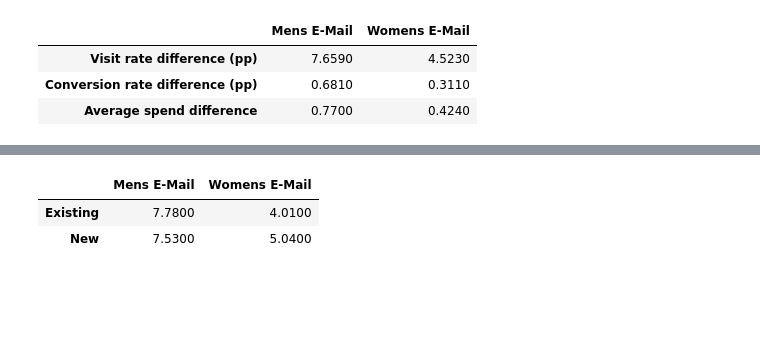
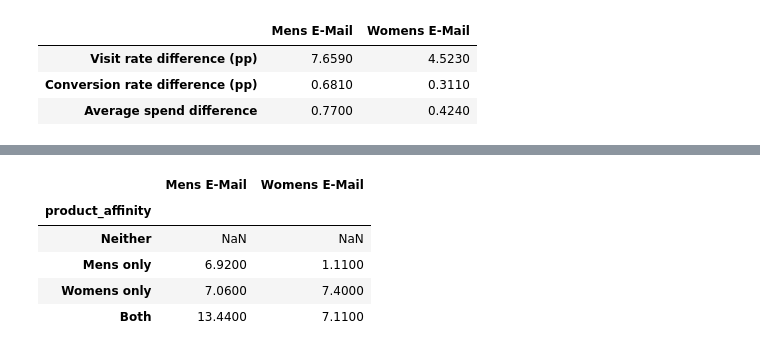
Before and after one commit to nguyen-lam-phuong-thao/uplift-customer-selection, a Jupyter notebook: notebooks/phase3_hillstrom/01_hillstrom_eda.ipynb, the cells around one changed output, grey strips where cells are left out. Saved outputs shown, nothing was run; the diff lists cells and outputs as text; code cells hidden in the pictures; blank space fills up the shorter version.

```diff
--- a/notebooks/phase3_hillstrom/01_hillstrom_eda.ipynb
+++ b/notebooks/phase3_hillstrom/01_hillstrom_eda.ipynb
@@ -1112,14 +1018,42 @@ plt.show()
 # %%
-mens_newbie = subgroup_uplift(df,"newbie","Mens E-Mail",)
+product_df = df.copy()
 
-womens_newbie = subgroup_uplift(df,"newbie","Womens E-Mail",)
+product_df["product_affinity"] = np.select(
+    [
+        (product_df["mens"] == 0) & (product_df["womens"] == 0),
+        (product_df["mens"] == 1) & (product_df["womens"] == 0),
+        (product_df["mens"] == 0) & (product_df["womens"] == 1),
+        (product_df["mens"] == 1) & (product_df["womens"] == 1),
+    ],
+    [
+        "Neither",
+        "Mens only",
+        "Womens only",
+        "Both",
+    ],
+    default="Unknown",
+)
 
-newbie_uplift = pd.DataFrame({"Mens E-Mail": mens_newbie["raw_uplift"],"Womens E-Mail": womens_newbie["raw_uplift"],})
+affinity_order = [
+    "Neither",
+    "Mens only",
+    "Womens only",
+    "Both",
+]
 
-newbie_uplift.index = ["Existing","New",]
+mens_affinity = (subgroup_uplift(product_df,"product_affinity","Mens E-Mail",).reindex(affinity_order))
+womens_affinity = (subgroup_uplift(product_df,"product_affinity","Womens E-Mail",).reindex(affinity_order))
 
-display(newbie_uplift.round(2))
+affinity_uplift = pd.DataFrame({
+    "Mens E-Mail": mens_affinity["raw_uplift_pp"],
+    "Womens E-Mail": womens_affinity["raw_uplift_pp"],
+})
+
+display(affinity_uplift.round(2))
 # %% [output]
 |  | Mens E-Mail | Womens E-Mail |
-| Existing | 7.7800 | 4.0100 |
-| New | 7.5300 | 5.0400 |
+| product_affinity |  |  |
+| Neither | NaN | NaN |
+| Mens only | 6.9200 | 1.1100 |
+| Womens only | 7.0600 | 7.4000 |
+| Both | 13.4400 | 7.1100 |
```
Also changed, not shown: parts of 51 cells of this notebook, 4 other files.
